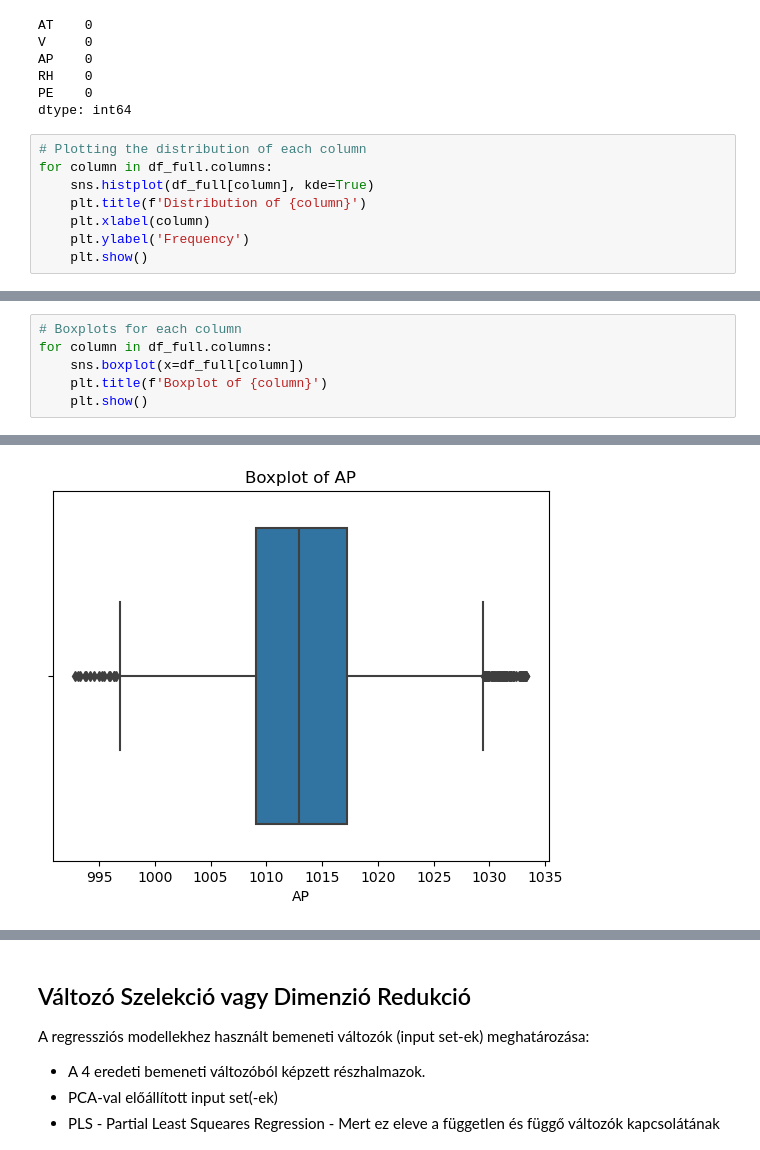
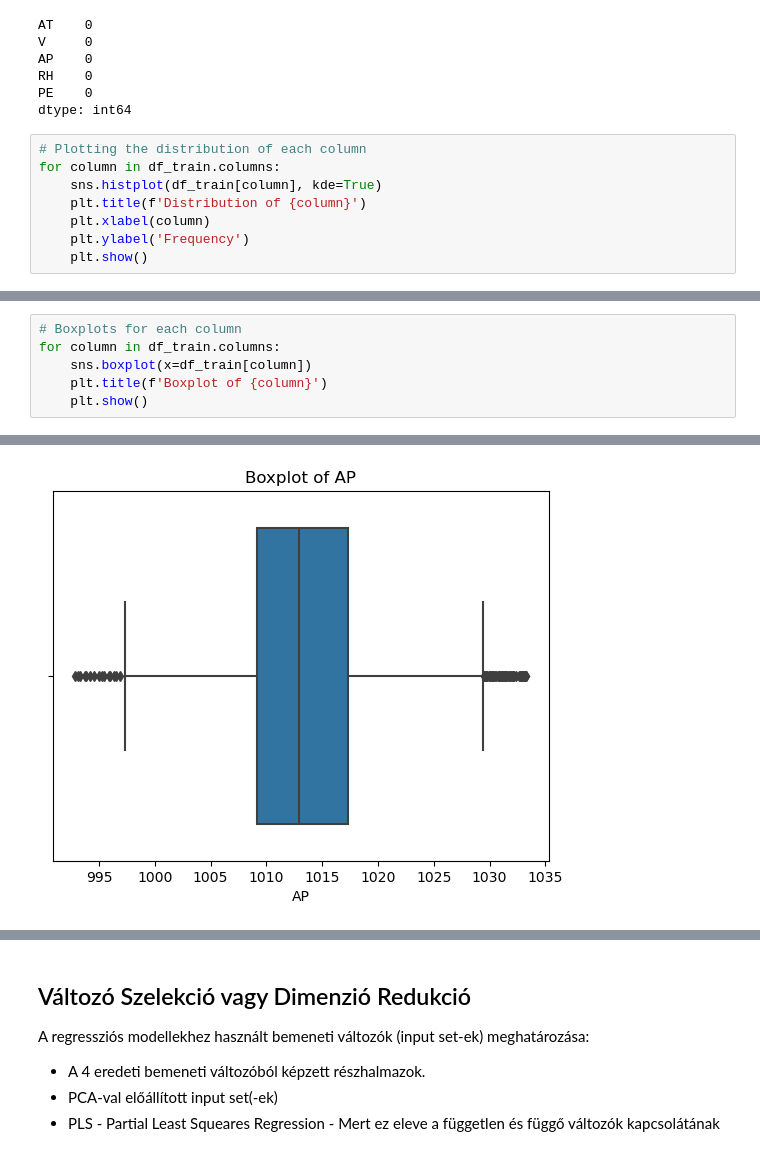
Before and after one commit to valkimarton/pannon-mi-beadando1, a Jupyter notebook: beadando1.ipynb, the cells around one changed output, grey strips where cells are left out. Drawn from its saved outputs; the diff is of its cells as text.

```diff
--- a/beadando1.ipynb
+++ b/beadando1.ipynb
@@ -52,8 +52,8 @@ PE    0
 dtype: int64
 # %%
 # Plotting the distribution of each column
-for column in df_full.columns:
-    sns.histplot(df_full[column], kde=True)
+for column in df_train.columns:
+    sns.histplot(df_train[column], kde=True)
     plt.title(f'Distribution of {column}')
     plt.xlabel(column)
     plt.ylabel('Frequency')
@@ -67,10 +67,10 @@ for column in df_full.columns:
 # %%
 # Boxplots for each column
-for column in df_full.columns:
-    sns.boxplot(x=df_full[column])
+for column in df_train.columns:
+    sns.boxplot(x=df_train[column])
     plt.title(f'Boxplot of {column}')
     plt.show()
 # %% [output]
 [figure]
 [figure]
-[figure, old version]
+[figure, new version]
```
Also changed, not shown: parts of 17 cells of this notebook.
